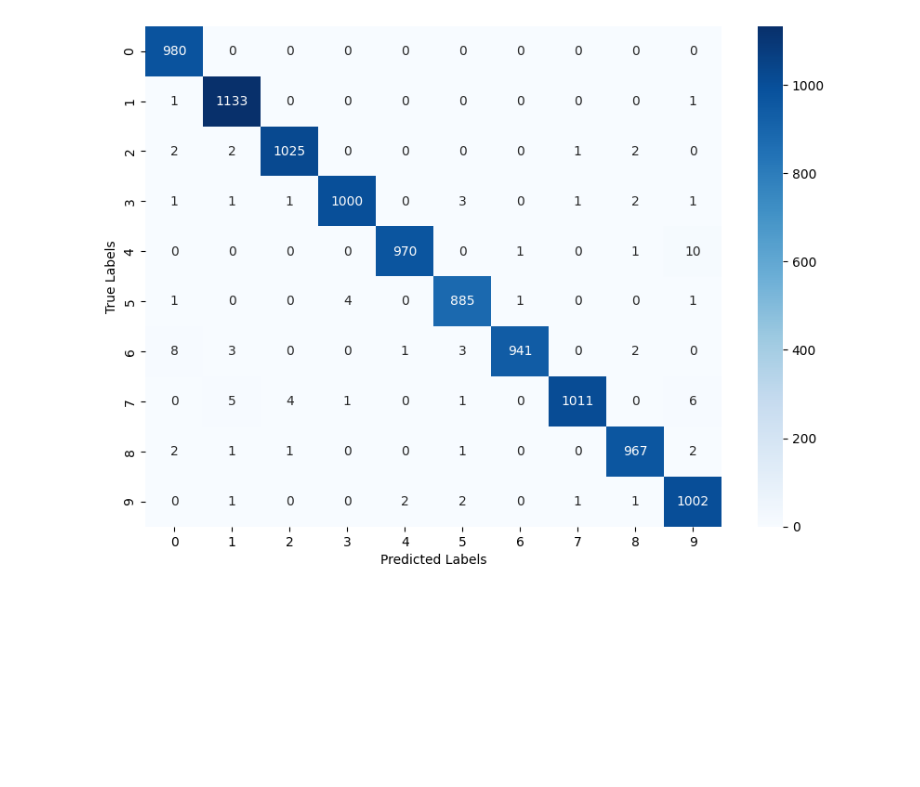
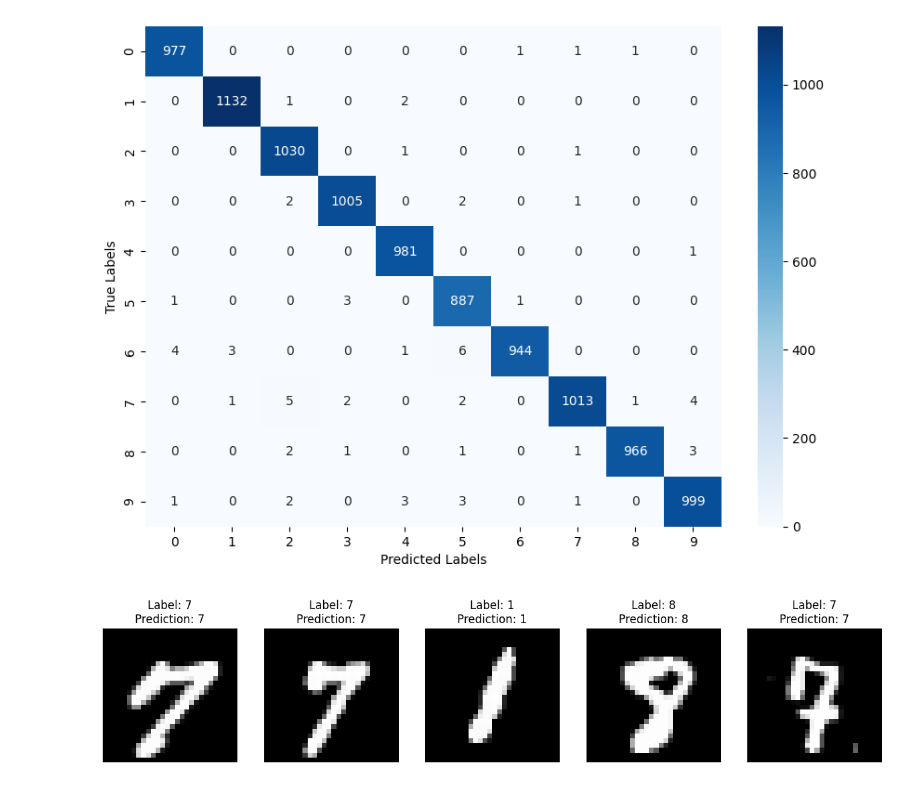
Before and after one commit to dsabljic/Handwritten-Digit-Classification, a Jupyter notebook: Model_Training.ipynb, the cells around one changed output. Drawn from its saved outputs; the diff is of its cells as text; code cells hidden in the pictures; blank space fills up the shorter version.

```diff
--- a/Model_Training.ipynb
+++ b/Model_Training.ipynb
@@ -111,0 +129,8 @@ training finished. best eval acc:0.9934
+# %%
+model_weights_path = 'checkpoint/best_accuracy.pth'
+
+if os.path.exists(model_weights_path):
+    model.load_state_dict(torch.load(model_weights_path, map_location=device))
+    print("Model weights loaded successfully.")
+else:
+    print("Model weights file not found. Please check the path.")
@@ -112 +139,9 @@ training finished. best eval acc:0.9934
+# %%
+transform = transforms.Compose([
+    transforms.ToTensor(),
+    transforms.Normalize((0.5,), (0.5,))
+])
+
+valset = torchvision.datasets.MNIST(root='./data', train=False, download=True, transform=transform)
+valloader = DataLoader(valset, batch_size=5, shuffle=True)
 # %%
@@ -136,3 +171,26 @@ plt.ylabel('True Labels')
 plt.show()
 # %% [output]
 [figure]
+# %%
+def visualize_images(images, true_labels, predicted_labels, figsize=(15, 3)):
+    num_images = len(images)
+    fig, axs = plt.subplots(1, num_images, figsize=figsize)
+    for i in range(num_images):
+        axs[i].imshow(images[i].squeeze(), cmap='gray')
+        title = f'Label: {true_labels[i]}\nPrediction: {predicted_labels[i]}'
+        axs[i].set_title(title)
+        axs[i].axis('off')
+    plt.show()
+# %%
+def visualize_predictions(model, data_loader, device, num_images=5):
+    images, labels = next(iter(data_loader))
+    images, labels = images.to(device)[:num_images], labels.to(device)[:num_images]
+    model.eval()
+    with torch.no_grad():
+        outputs = model(images)
+        _, predicted = torch.max(outputs, 1)
+    visualize_images(images.cpu().numpy(), labels.cpu().numpy(), predicted.cpu().numpy())
+# %%
+visualize_predictions(model, valloader, device, num_images=5)
+# %% [output]
+[figure, added]
```
Also changed, not shown: parts of 7 cells of this notebook.
